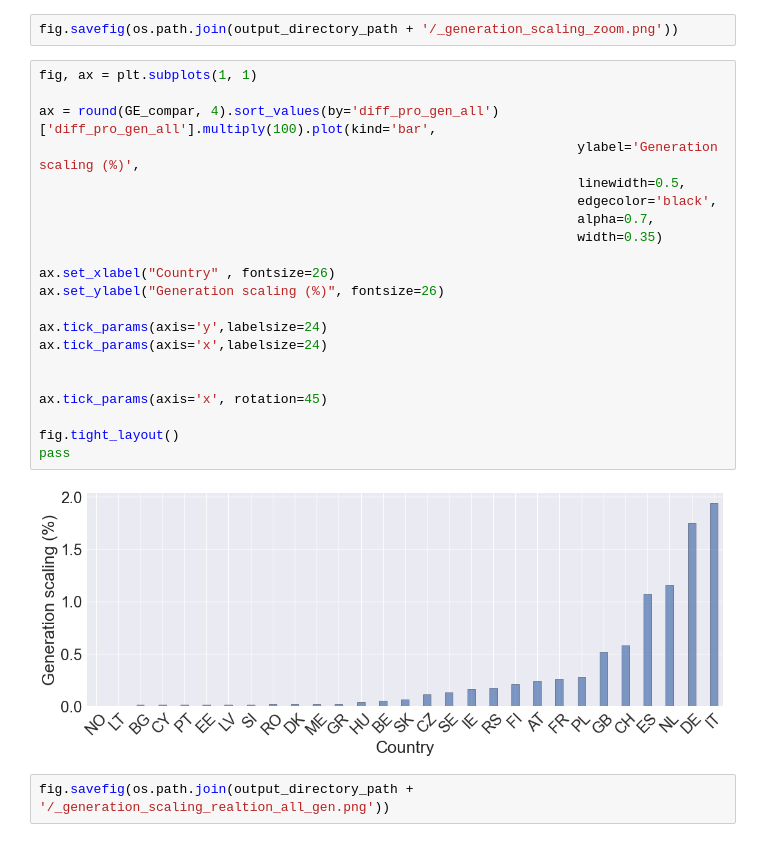
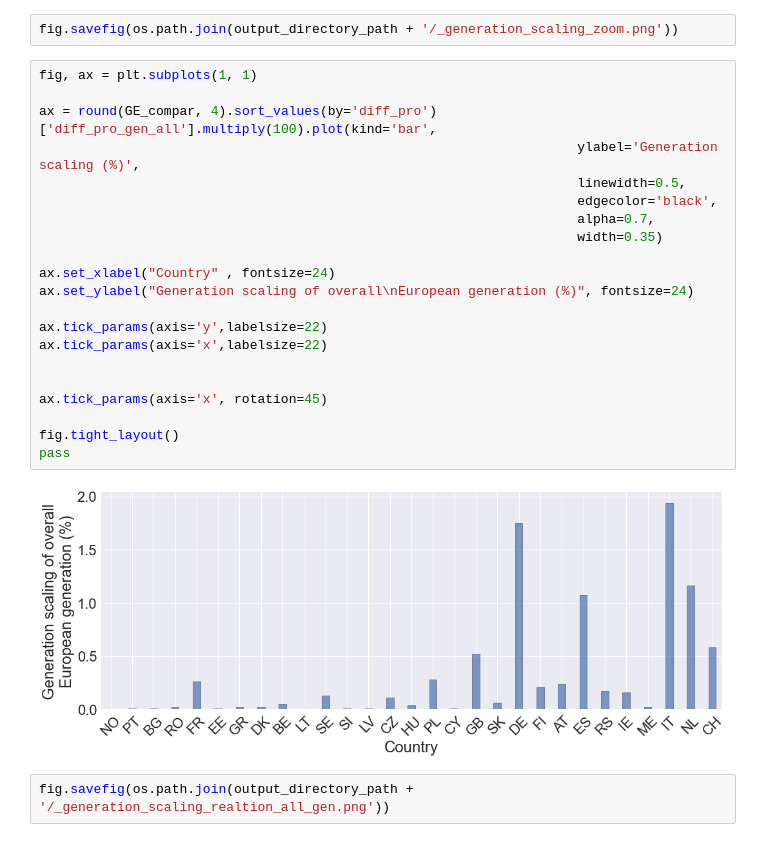
Before and after one commit to INATECH-CIG/entso-e_GenerationOutputPerType, a Jupyter notebook: Generation_per_Type.ipynb, the cells around one changed output. Cells and saved outputs as stored; diff of their text form.

```diff
--- a/Generation_per_Type.ipynb
+++ b/Generation_per_Type.ipynb
@@ -1115,26 +1122,26 @@ fig.savefig(os.path.join(output_directory_path + '/_generation_scaling_zoom.png'
 # %%
 fig, ax = plt.subplots(1, 1)
 
-ax = round(GE_compar, 4).sort_values(by='diff_pro_gen_all')['diff_pro_gen_all'].multiply(100).plot(kind='bar',
+ax = round(GE_compar, 4).sort_values(by='diff_pro')['diff_pro_gen_all'].multiply(100).plot(kind='bar',
                                                                      ylabel='Generation scaling (%)',
                                                                      linewidth=0.5,
                                                                      edgecolor='black',
                                                                      alpha=0.7,
                                                                      width=0.35)
 
-ax.set_xlabel("Country" , fontsize=26)
-ax.set_ylabel("Generation scaling (%)", fontsize=26)
+ax.set_xlabel("Country" , fontsize=24)
+ax.set_ylabel("Generation scaling of overall\nEuropean generation (%)", fontsize=24)
 
-ax.tick_params(axis='y',labelsize=24)
-ax.tick_params(axis='x',labelsize=24)
+ax.tick_params(axis='y',labelsize=22)
+ax.tick_params(axis='x',labelsize=22)
 
 
 ax.tick_params(axis='x', rotation=45)
 
 fig.tight_layout()
 pass
 # %% [output]
-[figure, old version]
+[figure, new version]
 # %%
 fig.savefig(os.path.join(output_directory_path + '/_generation_scaling_realtion_all_gen.png'))
 # %% [markdown]
```
Also changed, not shown: parts of 7 cells of this notebook.
